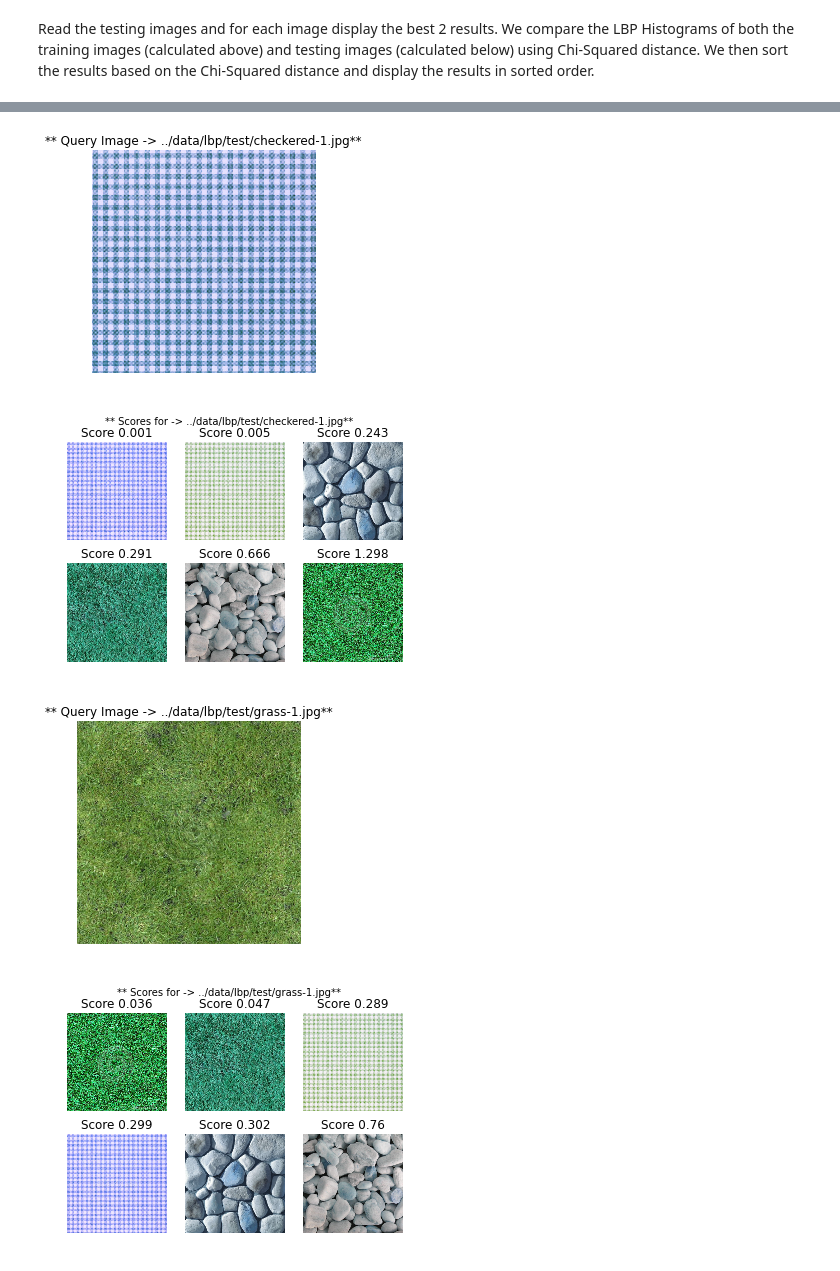
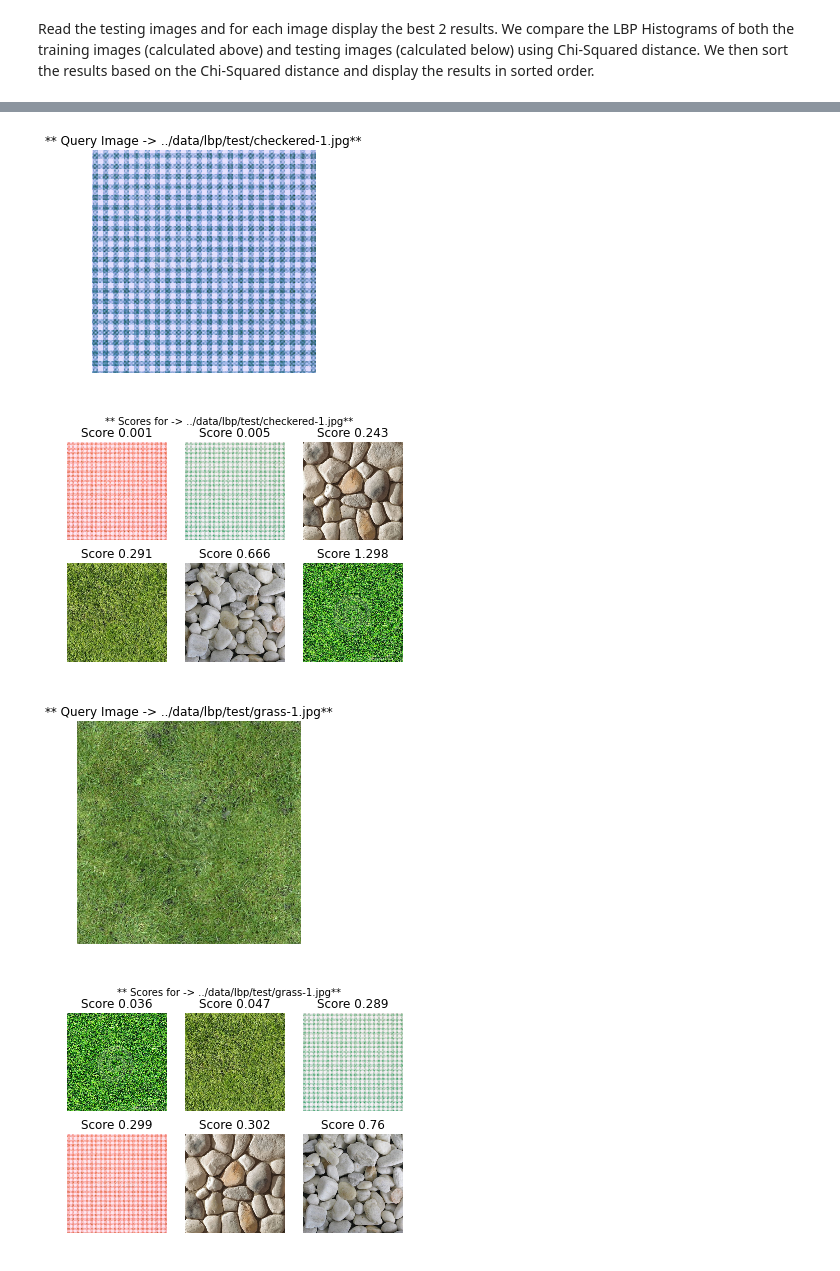
Before and after one commit to bikz05/ipython-notebooks, a Jupyter notebook: computer-vision/local-binary-pattern.ipynb, the cells around one changed output, grey strips where cells are left out. Drawn from its saved outputs; the diff is of its cells as text; code cells hidden in the pictures.

```diff
--- a/computer-vision/local-binary-pattern.ipynb
+++ b/computer-vision/local-binary-pattern.ipynb
@@ -67,7 +67,7 @@ ncols = 3
 fig, axes = plt.subplots(nrows,ncols)
 for row in range(nrows):
     for col in range(ncols):
-        axes[row][col].imshow(cv2.imread(X_name[row*ncols+col]))
+        axes[row][col].imshow(cv2.cvtColor(cv2.imread(X_name[row*ncols+col]), cv2.COLOR_BGR2RGB))
         axes[row][col].axis('off')
         axes[row][col].set_title("{}".format(os.path.split(X_name[row*ncols+col])[1]))
 # %% [output]
@@ -116,7 +116,7 @@ for test_image in test_images:
     fig.suptitle("** Scores for -> {}**".format(test_image))
     for row in range(nrows):
         for col in range(ncols):
-            axes[row][col].imshow(cv2.imread(results[row*ncols+col][0]))
+            axes[row][col].imshow(cv2.cvtColor(cv2.imread(results[row*ncols+col][0]), cv2.COLOR_BGR2RGB))
             axes[row][col].axis('off')
             axes[row][col].set_title("Score {}".format(results[row*ncols+col][1]))
 # %% [output]
@@ -125,4 +125,4 @@ for test_image in test_images:
 [figure]
-[figure, old version]
+[figure, new version]
 [figure]
-[figure, old version]
+[figure, new version]
```
Also changed, not shown: parts of 2 cells of this notebook.
